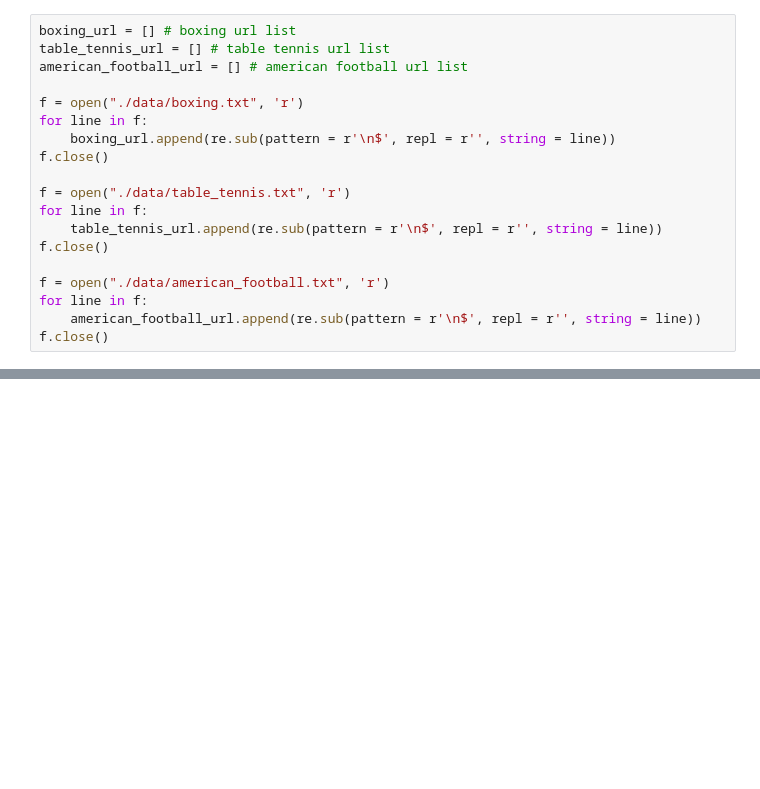
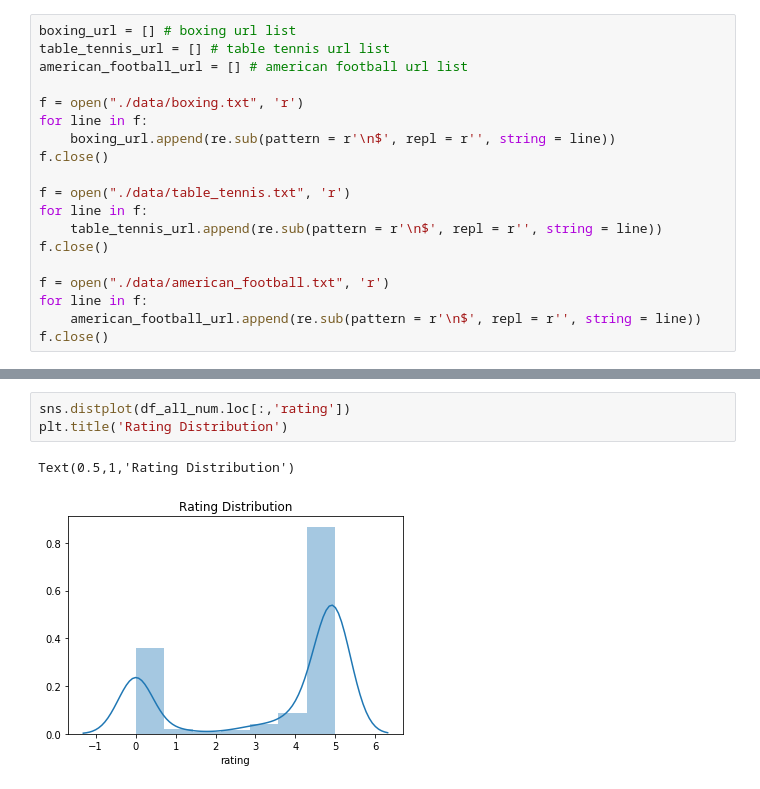
Before and after one commit to fdac18/SocialMediaVideo, a Jupyter notebook: Youtube_Metadata_Scrape.ipynb, the cells around one changed output, grey strips where cells are left out. Drawn from its saved outputs; the diff is of its cells as text; blank space fills up the shorter version.

```diff
--- a/Youtube_Metadata_Scrape.ipynb
+++ b/Youtube_Metadata_Scrape.ipynb
@@ -67,0 +458,6 @@ https://www.youtube.com/watch?v=E11EftSImwU
+# %%
+sns.distplot(df_all_num.loc[:,'rating'])
+plt.title('Rating Distribution')
+# %% [output]
+Text(0.5,1,'Rating Distribution')
+[figure, added]
```
Also changed, not shown: parts of 26 cells of this notebook.
